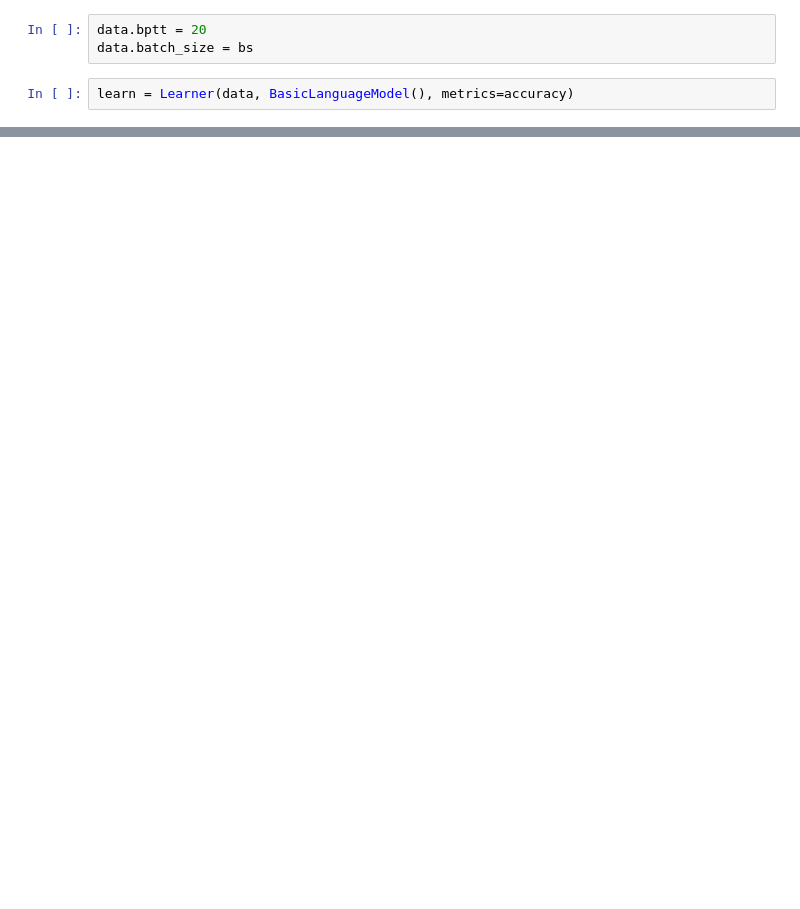
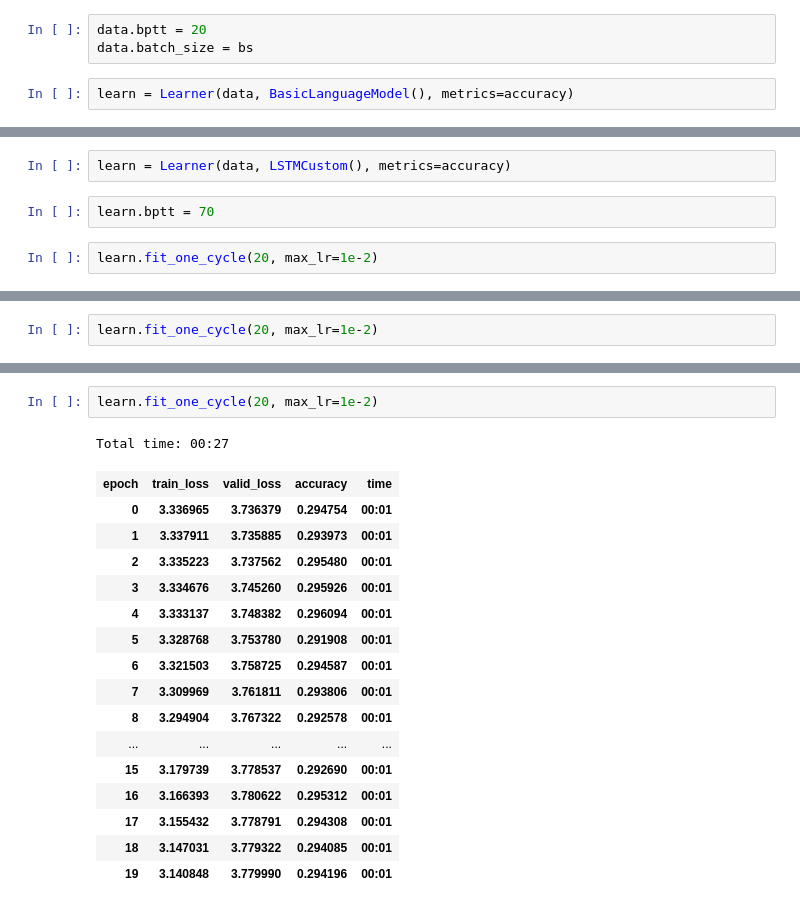
Before and after one commit to rforgione/WarOfTheRNNs, a Jupyter notebook: Model.ipynb, the cells around one changed output, grey strips where cells are left out. Drawn from its saved outputs; the diff is of its cells as text; blank space fills up the shorter version.

```diff
--- a/Model.ipynb
+++ b/Model.ipynb
@@ -221,0 +260,6 @@ Total time: 00:11
+# %%
+learn = Learner(data, LSTMCustom(), metrics=accuracy)
+# %%
+learn.bptt = 70
+# %%
+learn.fit_one_cycle(20, max_lr=1e-2)
@@ -221,0 +284,2 @@ Total time: 00:11
+# %%
+learn.fit_one_cycle(20, max_lr=1e-2)
@@ -221,0 +304,20 @@ Total time: 00:11
+# %%
+learn.fit_one_cycle(20, max_lr=1e-2)
+# %% [output]
+Total time: 00:27
+| epoch | train_loss | valid_loss | accuracy | time |
+| 0 | 3.336965 | 3.736379 | 0.294754 | 00:01 |
+| 1 | 3.337911 | 3.735885 | 0.293973 | 00:01 |
+| 2 | 3.335223 | 3.737562 | 0.295480 | 00:01 |
+| 3 | 3.334676 | 3.745260 | 0.295926 | 00:01 |
+| 4 | 3.333137 | 3.748382 | 0.296094 | 00:01 |
+| 5 | 3.328768 | 3.753780 | 0.291908 | 00:01 |
+| 6 | 3.321503 | 3.758725 | 0.294587 | 00:01 |
+| 7 | 3.309969 | 3.761811 | 0.293806 | 00:01 |
+| 8 | 3.294904 | 3.767322 | 0.292578 | 00:01 |
+| ... | ... | ... | ... | ... |
+| 15 | 3.179739 | 3.778537 | 0.292690 | 00:01 |
+| 16 | 3.166393 | 3.780622 | 0.295312 | 00:01 |
+| 17 | 3.155432 | 3.778791 | 0.294308 | 00:01 |
+| 18 | 3.147031 | 3.779322 | 0.294085 | 00:01 |
+| 19 | 3.140848 | 3.779990 | 0.294196 | 00:01 |
```
Also changed, not shown: parts of 30 cells of this notebook, 1 other file.
